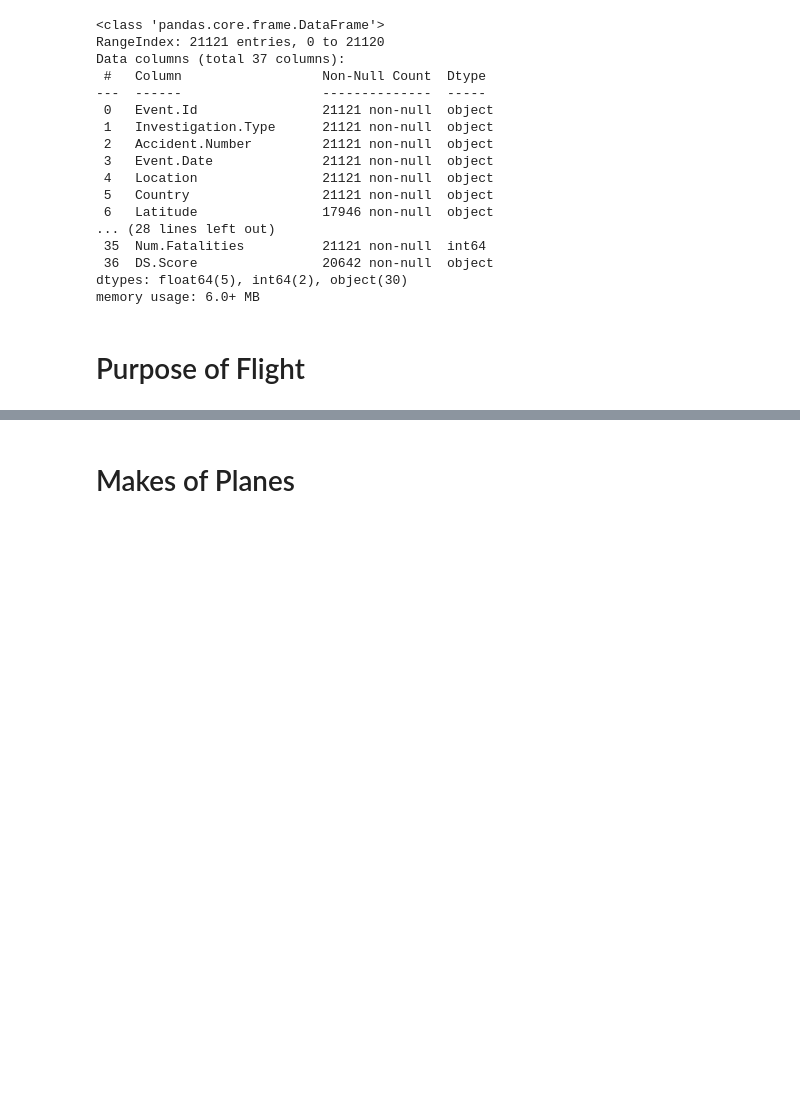
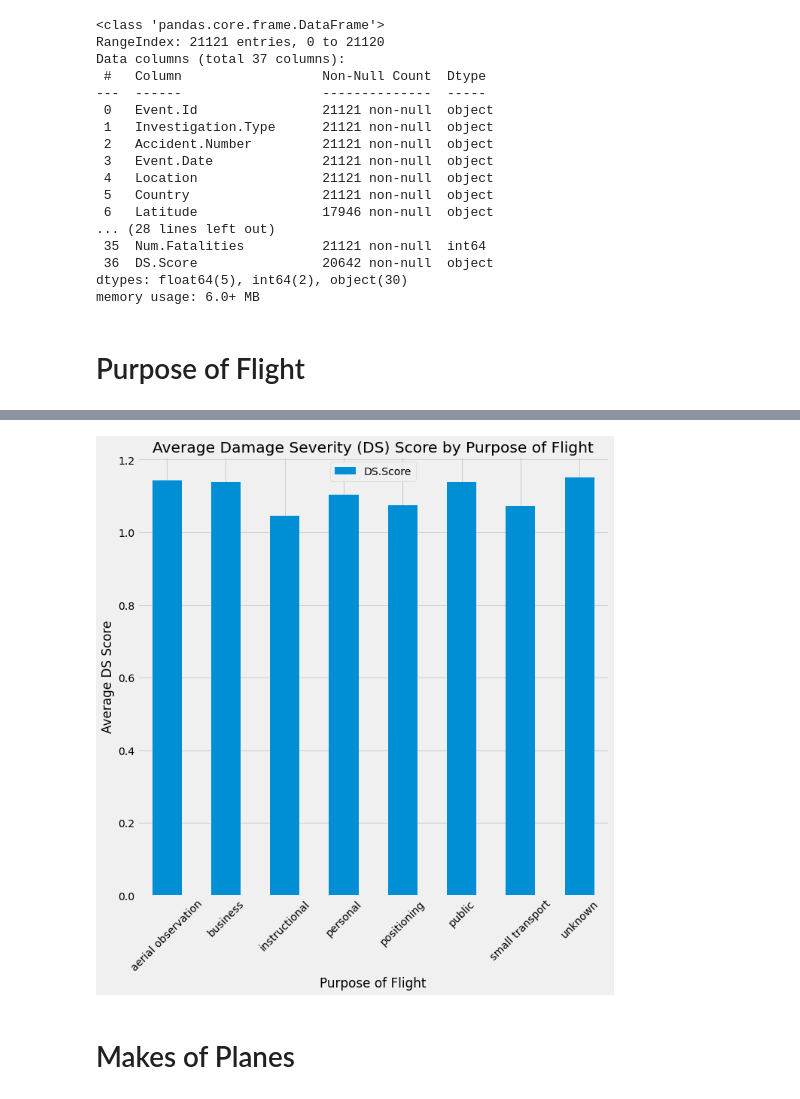
Before and after one commit to natehiatt/aviation_project, a Jupyter notebook: notebooks/cleaned_figures_nate.ipynb, the cells around one changed output, grey strips where cells are left out. Saved outputs shown, nothing was run; the diff lists cells and outputs as text; code cells hidden in the pictures; blank space fills up the shorter version.

Commit message:
new figures

```diff
--- a/notebooks/cleaned_figures_nate.ipynb
+++ b/notebooks/cleaned_figures_nate.ipynb
@@ -55,3 +55,21 @@ plt.ylabel('Average # of Injuries by Type');
+# %%
+
+#make DS.Score column all integers
+DS_df = df[['Make', 'purpose_binned', 'DS.Score']].copy()
+
+# drop rows with 'unknown' in the 'DS.Score' column
+DS_df = DS_df[DS_df['DS.Score'] != 'unknown'].dropna()
+
+# convert 'DS.Score' column to integers
+DS_df['DS.Score'] = DS_df['DS.Score'].astype(int)
+
+DS_df.groupby('purpose_binned').mean().filter(['DS.Score']).plot(kind='bar', figsize=(10, 10))
+plt.title('Average Damage Severity (DS) Score by Purpose of Flight')
+plt.xticks(rotation=45)
+plt.xlabel('Purpose of Flight')
+plt.ylabel('Average DS Score');
+# %% [output]
+[figure, added]
 # %% [markdown]
 # Makes of Planes
 # %%
```
Also changed, not shown: parts of 8 cells of this notebook, 1 other file.
